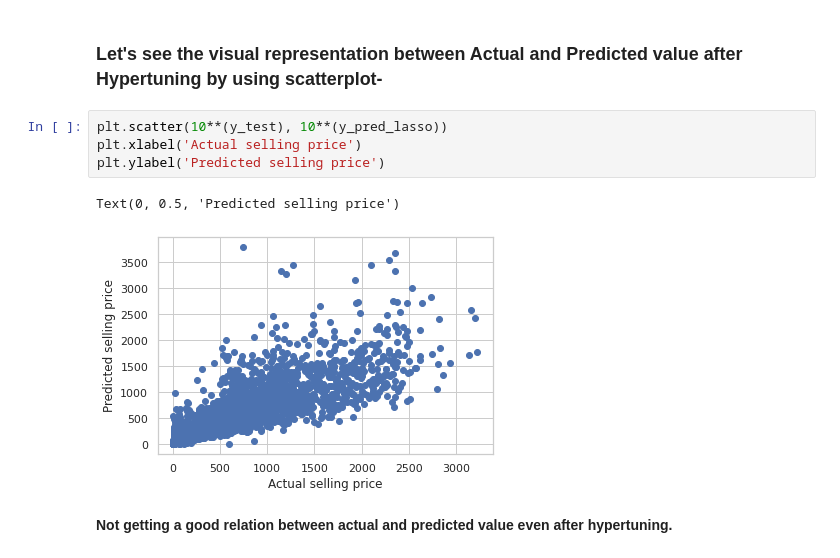
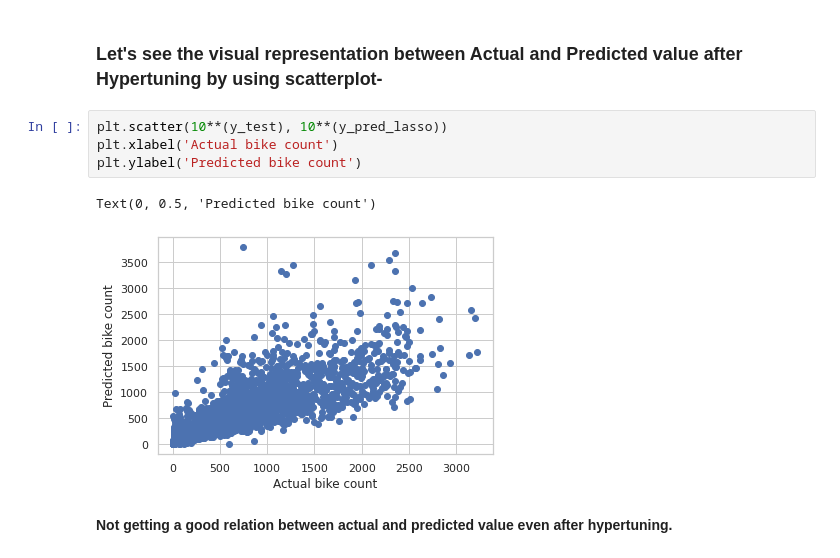
Before and after one commit to PSourabh97/Bike-Sharing-Demand-Prediction, a Jupyter notebook: Bike_Sharing_Demand_Prediction_Capstone_Project.ipynb, the cells around one changed output. Drawn from its saved outputs; the diff is of its cells as text.

```diff
--- a/Bike_Sharing_Demand_Prediction_Capstone_Project.ipynb
+++ b/Bike_Sharing_Demand_Prediction_Capstone_Project.ipynb
@@ -671,11 +670,11 @@ Adjusted R2 :  0.6246697265282117
 ### Let's see the visual representation between Actual and Predicted value after Hypertuning by using scatterplot-
 # %%
 plt.scatter(10**(y_test), 10**(y_pred_lasso))
-plt.xlabel('Actual selling price')
-plt.ylabel('Predicted selling price')
+plt.xlabel('Actual bike count')
+plt.ylabel('Predicted bike count')
 # %% [output]
-Text(0, 0.5, 'Predicted selling price')
+Text(0, 0.5, 'Predicted bike count')
-[figure, old version]
+[figure, new version]
 # %% [markdown]
 **Not getting a good relation between actual and predicted value even after hypertuning.**
 # %% [markdown]
```
Also changed, not shown: parts of 14 cells of this notebook.
